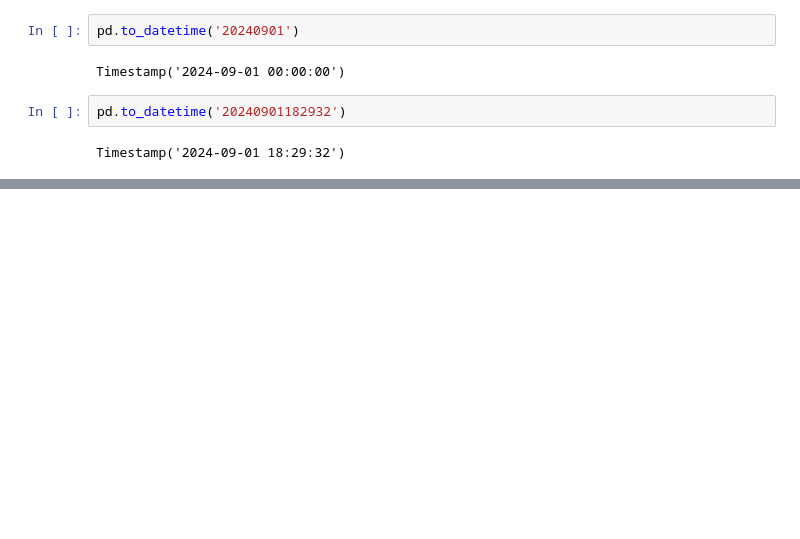
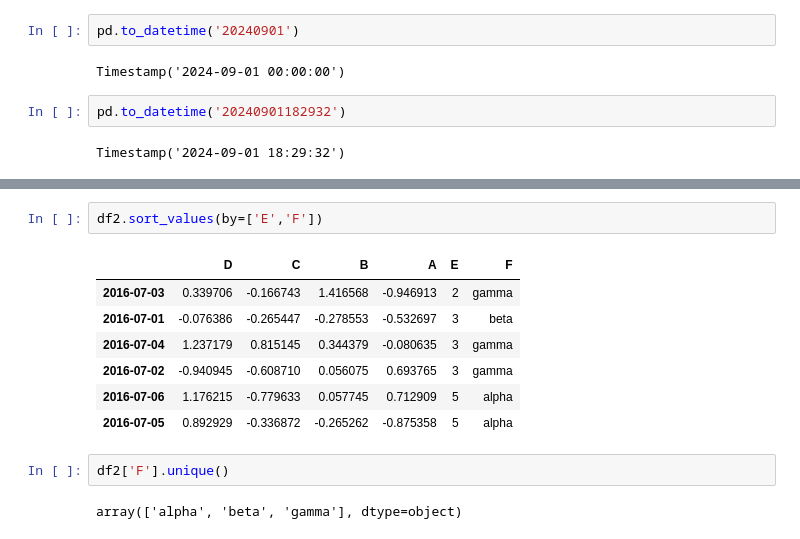
Before and after one commit to bhj8286/Data-mining, a Jupyter notebook: 수업 실습/데이터_마이닝_실습_코드.ipynb, the cells around one changed output, grey strips where cells are left out. Drawn from its saved outputs; the diff is of its cells as text; blank space fills up the shorter version.

```diff
--- a/수업 실습/데이터_마이닝_실습_코드.ipynb
+++ b/수업 실습/데이터_마이닝_실습_코드.ipynb
@@ -727,0 +886,14 @@ print(now_format)
+# %%
+df2.sort_values(by=['E','F'])
+# %% [output]
+|  | D | C | B | A | E | F |
+| 2016-07-03 | 0.339706 | -0.166743 | 1.416568 | -0.946913 | 2 | gamma |
+| 2016-07-01 | -0.076386 | -0.265447 | -0.278553 | -0.532697 | 3 | beta |
+| 2016-07-04 | 1.237179 | 0.815145 | 0.344379 | -0.080635 | 3 | gamma |
+| 2016-07-02 | -0.940945 | -0.608710 | 0.056075 | 0.693765 | 3 | gamma |
+| 2016-07-06 | 1.176215 | -0.779633 | 0.057745 | 0.712909 | 5 | alpha |
+| 2016-07-05 | 0.892929 | -0.336872 | -0.265262 | -0.875358 | 5 | alpha |
+# %%
+df2['F'].unique()
+# %% [output]
+array(['alpha', 'beta', 'gamma'], dtype=object)
```
Also changed, not shown: parts of 38 cells of this notebook.
